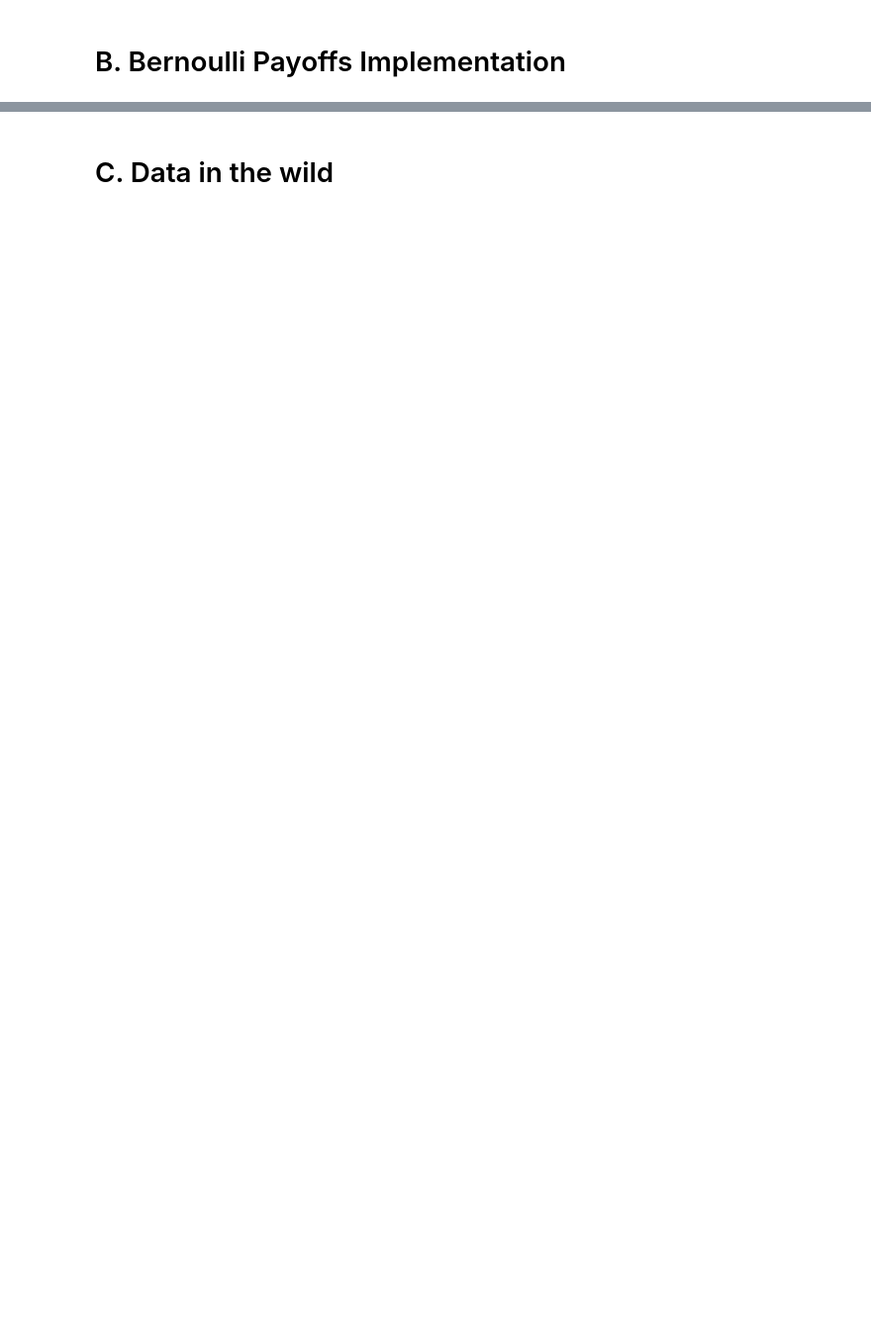
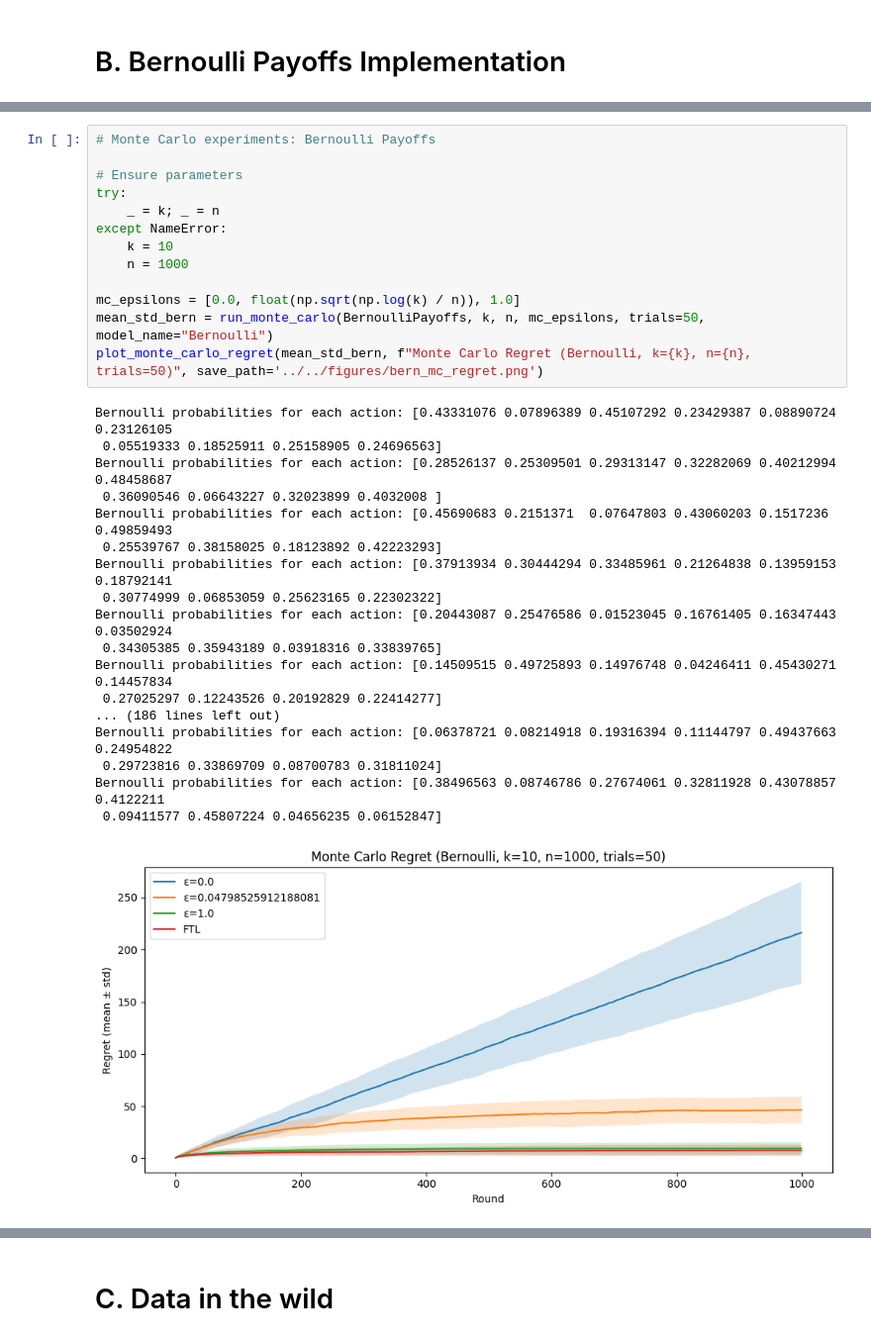
Before and after one commit to KoshiHarashima/CS332, a Jupyter notebook: 332Project2/code/analysis.ipynb, the cells around one changed output, grey strips where cells are left out. Shown at 99% size. Drawn from its saved outputs; the diff is of its cells as text; blank space fills up the shorter version.

```diff
--- a/332Project2/code/analysis.ipynb
+++ b/332Project2/code/analysis.ipynb
@@ -371,0 +452,32 @@ NameError: name 'k' is not defined
+# %%
+# Monte Carlo experiments: Bernoulli Payoffs
+
+# Ensure parameters
+try:
+    _ = k; _ = n
+except NameError:
+    k = 10
+    n = 1000
+
+mc_epsilons = [0.0, float(np.sqrt(np.log(k) / n)), 1.0]
+mean_std_bern = run_monte_carlo(BernoulliPayoffs, k, n, mc_epsilons, trials=50, model_name="Bernoulli")
+plot_monte_carlo_regret(mean_std_bern, f"Monte Carlo Regret (Bernoulli, k={k}, n={n}, trials=50)", save_path='../../figures/bern_mc_regret.png')
+# %% [output]
+Bernoulli probabilities for each action: [0.43331076 0.07896389 0.45107292 0.23429387 0.08890724 0.23126105
+ 0.05519333 0.18525911 0.25158905 0.24696563]
+Bernoulli probabilities for each action: [0.28526137 0.25309501 0.29313147 0.32282069 0.40212994 0.48458687
+ 0.36090546 0.06643227 0.32023899 0.4032008 ]
+Bernoulli probabilities for each action: [0.45690683 0.2151371  0.07647803 0.43060203 0.1517236  0.49859493
+ 0.25539767 0.38158025 0.18123892 0.42223293]
+Bernoulli probabilities for each action: [0.37913934 0.30444294 0.33485961 0.21264838 0.13959153 0.18792141
+ 0.30774999 0.06853059 0.25623165 0.22302322]
+Bernoulli probabilities for each action: [0.20443087 0.25476586 0.01523045 0.16761405 0.16347443 0.03502924
+ 0.34305385 0.35943189 0.03918316 0.33839765]
+Bernoulli probabilities for each action: [0.14509515 0.49725893 0.14976748 0.04246411 0.45430271 0.14457834
+ 0.27025297 0.12243526 0.20192829 0.22414277]
+... (186 lines left out)
+Bernoulli probabilities for each action: [0.06378721 0.08214918 0.19316394 0.11144797 0.49437663 0.24954822
+ 0.29723816 0.33869709 0.08700783 0.31811024]
+Bernoulli probabilities for each action: [0.38496563 0.08746786 0.27674061 0.32811928 0.43078857 0.4122211
+ 0.09411577 0.45807224 0.04656235 0.06152847]
+[figure, added]
```
Also changed, not shown: parts of 20 cells of this notebook, 1 other file.
